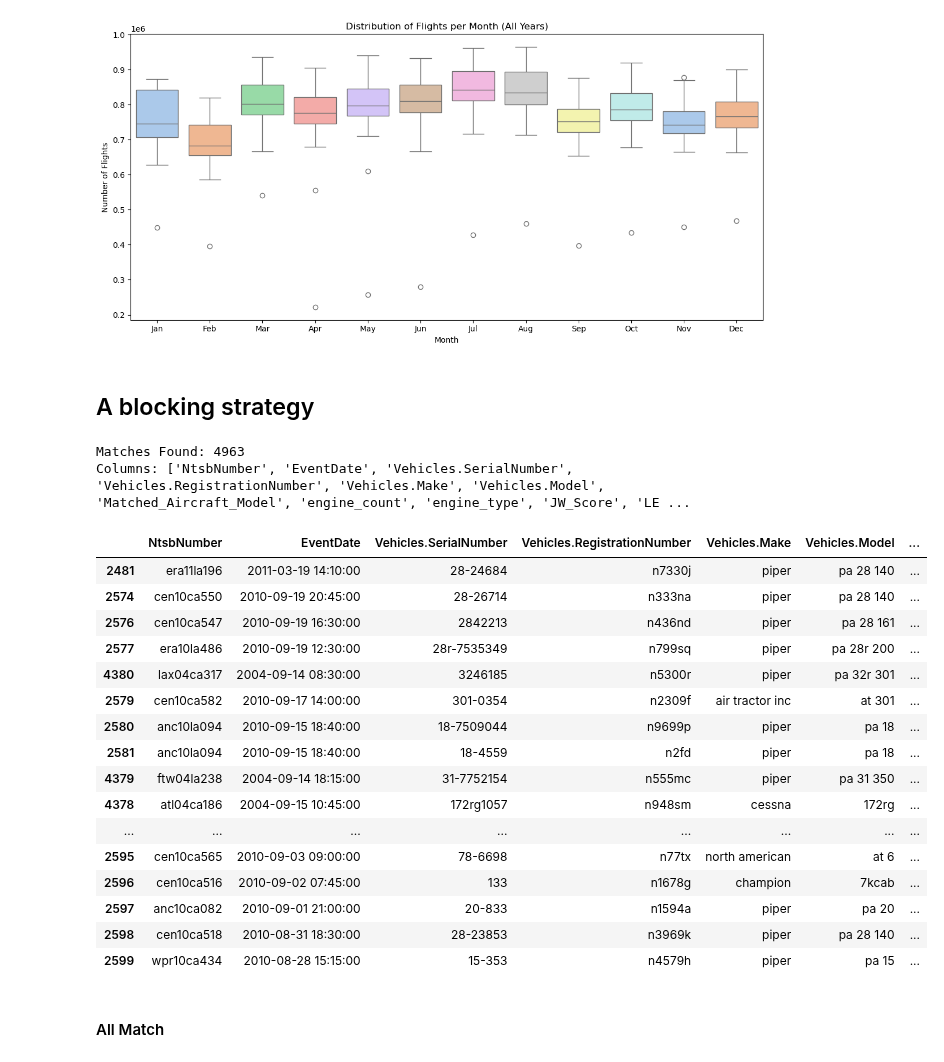
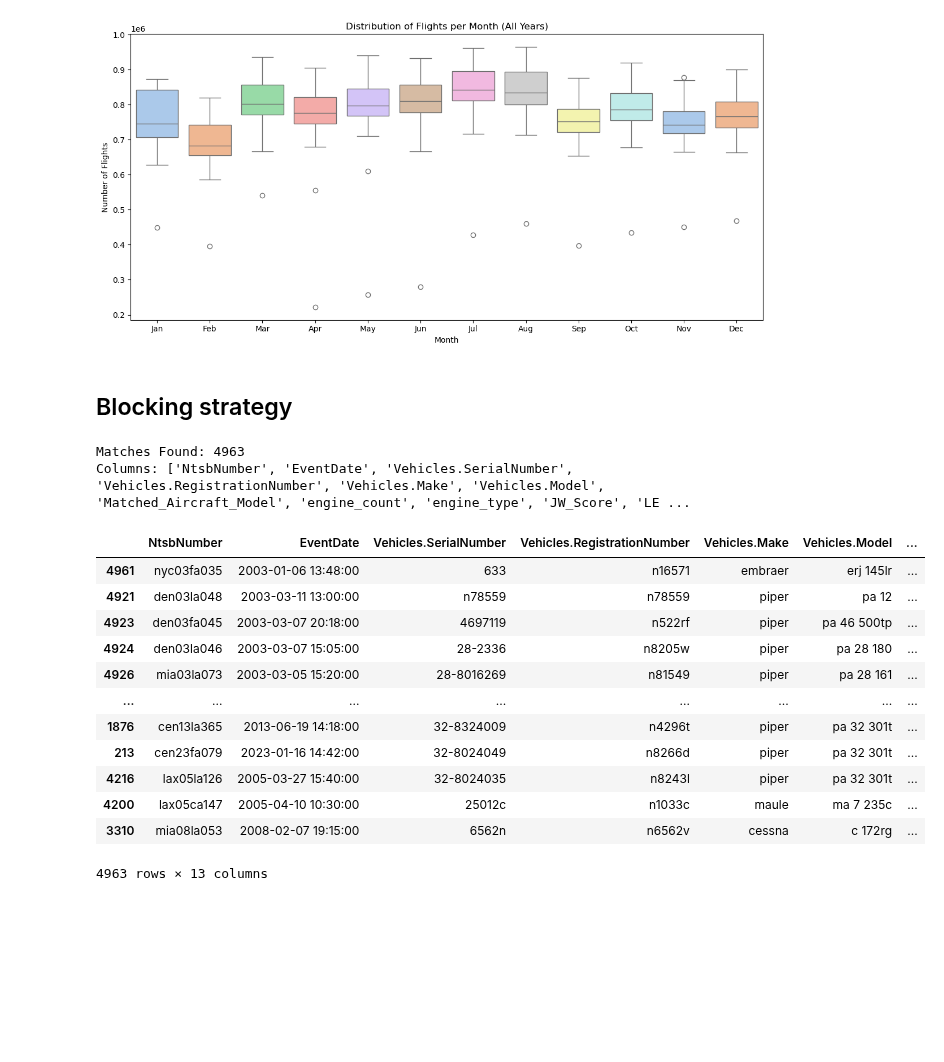
Before and after one commit to tratom/fcul-ipai-project, a Jupyter notebook: project.ipynb, the cells around one changed output. Saved outputs shown, nothing was run; the diff lists cells and outputs as text; code cells hidden in the pictures; blank space fills up the shorter version.

```diff
--- a/project.ipynb
+++ b/project.ipynb
@@ -597,7 +599,7 @@ Passing `palette` without assigning `hue` is deprecated and will be removed in v
   sns.boxplot(data=df_airline_pkl, x='Month_Name', y='Flt', order=month_order, palette='pastel')
 [figure]
 # %% [markdown]
-## A blocking strategy
+## Blocking strategy
 # %%
 
 # === 1. Data Loading ===
@@ -719,49 +721,45 @@ for i, ntsb_row in df_ntsb_model.iterrows():
             matches.append({
                 'NtsbNumber': ntsb_row['NtsbNumber'],
                 'EventDate': ntsb_row['EventDate'],
                 'Vehicles.SerialNumber': ntsb_row['Vehicles.SerialNumber'],
                 'Vehicles.RegistrationNumber': ntsb_row['Vehicles.RegistrationNumber'],
                 'Vehicles.Make': ntsb_row['Vehicles.Make'],
                 'Vehicles.Model': model_ntsb,
                 'Matched_Aircraft_Model': model_aircraft,
                 'engine_count': df_aircraft.loc[idx, 'engine_count'],
                 'engine_type': df_aircraft.loc[idx, 'engine_type'],
                 'JW_Score': round(jw_score, 3),
                 'LEV_Score': round(lev_score, 3),
                 'Jac_Score': round(jac_score, 3),
                 'SimilarityScore': round(final_score, 4)
             })
             matched_set.add(match_id)
             serial_set.add(ntsb_row['Vehicles.SerialNumber'])
 
 # === 6. Final Output ===
 if not matches:
     print("No matches found with the current rules.")
 else:
     df_matches = pd.DataFrame(matches)
     print(f"Matches Found: {len(df_matches)}")
     print("Columns:", df_matches.columns.tolist())
     df_matches = df_matches.sort_values(by='SimilarityScore', ascending=False)
-    display(df_matches.head(25))
+
+display(df_matches)
+df_matches.to_csv(PATH+"binding/matched_results.csv", index=False)
 # %% [output]
 Matches Found: 4963
 Columns: ['NtsbNumber', 'EventDate', 'Vehicles.SerialNumber', 'Vehicles.RegistrationNumber', 'Vehicles.Make', 'Vehicles.Model', 'Matched_Aircraft_Model', 'engine_count', 'engine_type', 'JW_Score', 'LE ...
 |  | NtsbNumber | EventDate | Vehicles.SerialNumber | Vehicles.RegistrationNumber | Vehicles.Make | Vehicles.Model | ... |
-| 2481 | era11la196 | 2011-03-19 14:10:00 | 28-24684 | n7330j | piper | pa 28 140 | ... |
-| 2574 | cen10ca550 | 2010-09-19 20:45:00 | 28-26714 | n333na | piper | pa 28 140 | ... |
-| 2576 | cen10ca547 | 2010-09-19 16:30:00 | 2842213 | n436nd | piper | pa 28 161 | ... |
-| 2577 | era10la486 | 2010-09-19 12:30:00 | 28r-7535349 | n799sq | piper | pa 28r 200 | ... |
-| 4380 | lax04ca317 | 2004-09-14 08:30:00 | 3246185 | n5300r | piper | pa 32r 301 | ... |
-| 2579 | cen10ca582 | 2010-09-17 14:00:00 | 301-0354 | n2309f | air tractor inc | at 301 | ... |
-| 2580 | anc10la094 | 2010-09-15 18:40:00 | 18-7509044 | n9699p | piper | pa 18 | ... |
-| 2581 | anc10la094 | 2010-09-15 18:40:00 | 18-4559 | n2fd | piper | pa 18 | ... |
-| 4379 | ftw04la238 | 2004-09-14 18:15:00 | 31-7752154 | n555mc | piper | pa 31 350 | ... |
-| 4378 | atl04ca186 | 2004-09-15 10:45:00 | 172rg1057 | n948sm | cessna | 172rg | ... |
+| 4961 | nyc03fa035 | 2003-01-06 13:48:00 | 633 | n16571 | embraer | erj 145lr | ... |
+| 4921 | den03la048 | 2003-03-11 13:00:00 | n78559 | n78559 | piper | pa 12 | ... |
+| 4923 | den03fa045 | 2003-03-07 20:18:00 | 4697119 | n522rf | piper | pa 46 500tp | ... |
+| 4924 | den03la046 | 2003-03-07 15:05:00 | 28-2336 | n8205w | piper | pa 28 180 | ... |
+| 4926 | mia03la073 | 2003-03-05 15:20:00 | 28-8016269 | n81549 | piper | pa 28 161 | ... |
 | ... | ... | ... | ... | ... | ... | ... | ... |
-| 2595 | cen10ca565 | 2010-09-03 09:00:00 | 78-6698 | n77tx | north american | at 6 | ... |
-| 2596 | cen10ca516 | 2010-09-02 07:45:00 | 133 | n1678g | champion | 7kcab | ... |
-| 2597 | anc10ca082 | 2010-09-01 21:00:00 | 20-833 | n1594a | piper | pa 20 | ... |
-| 2598 | cen10ca518 | 2010-08-31 18:30:00 | 28-23853 | n3969k | piper | pa 28 140 | ... |
-| 2599 | wpr10ca434 | 2010-08-28 15:15:00 | 15-353 | n4579h | piper | pa 15 | ... |
+| 1876 | cen13la365 | 2013-06-19 14:18:00 | 32-8324009 | n4296t | piper | pa 32 301t | ... |
+| 213 | cen23fa079 | 2023-01-16 14:42:00 | 32-8024049 | n8266d | piper | pa 32 301t | ... |
+| 4216 | lax05la126 | 2005-03-27 15:40:00 | 32-8024035 | n8243l | piper | pa 32 301t | ... |
+| 4200 | lax05ca147 | 2005-04-10 10:30:00 | 25012c | n1033c | maule | ma 7 235c | ... |
+| 3310 | mia08la053 | 2008-02-07 19:15:00 | 6562n | n6562v | cessna | c 172rg | ... |
+4963 rows × 13 columns
-# %% [markdown]
-#### All Match
```
Also changed, not shown: parts of 13 cells of this notebook, 4 other files.
